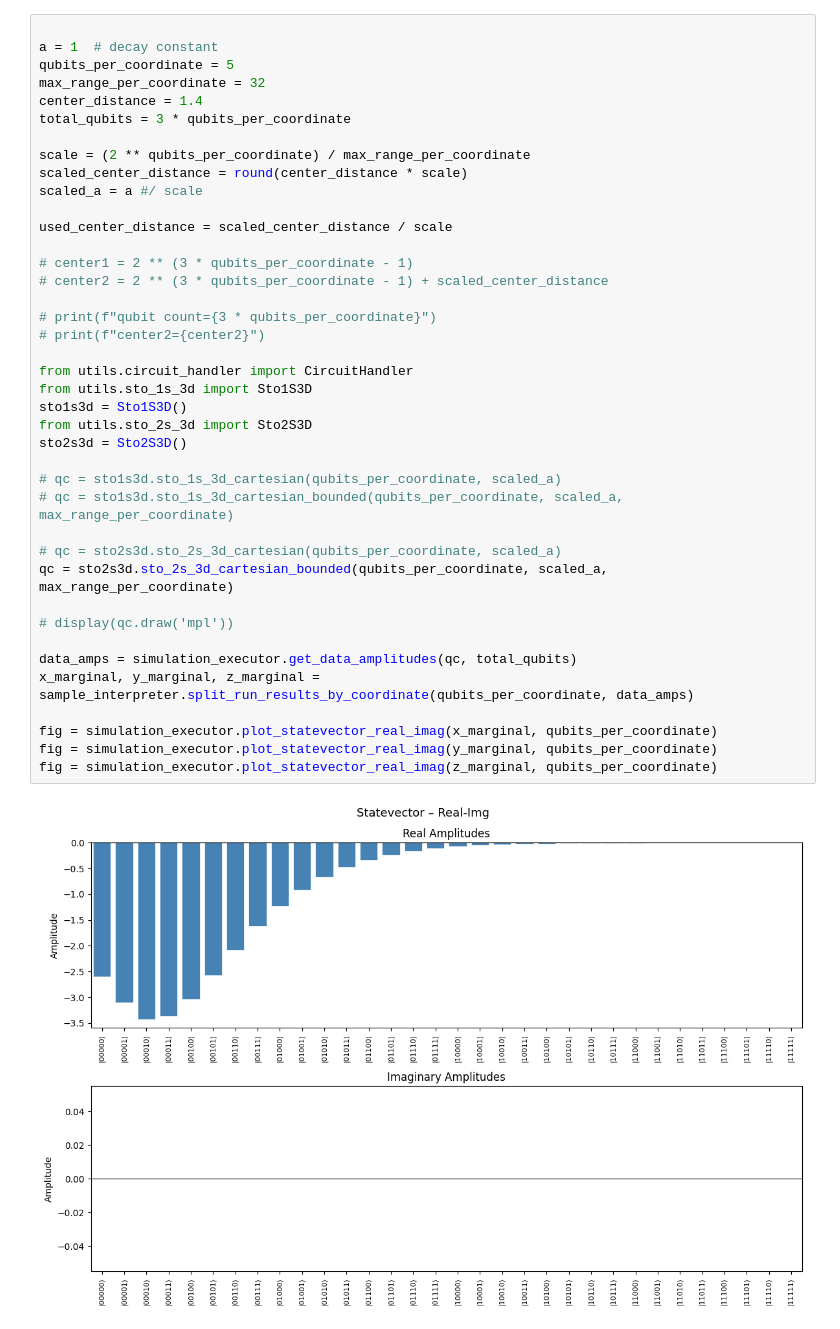
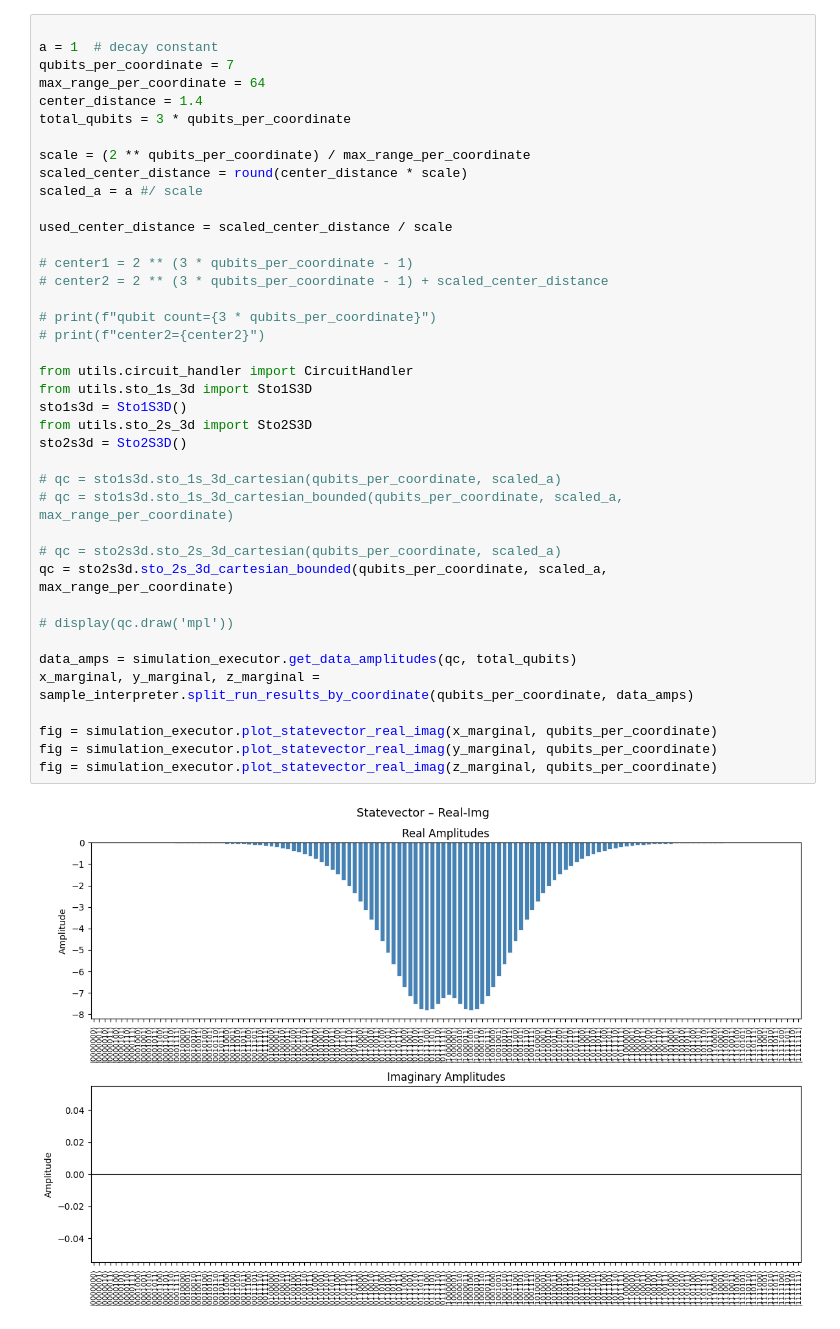
Before and after one commit to sorin-bolos/QuantumComputingResearch, a Jupyter notebook: STOsInMoleculeSymulations/STOs3DCircuits.ipynb, the cells around one changed output. Drawn from its saved outputs; the diff is of its cells as text.

```diff
--- a/STOsInMoleculeSymulations/STOs3DCircuits.ipynb
+++ b/STOsInMoleculeSymulations/STOs3DCircuits.ipynb
@@ -53,8 +50,8 @@ The autoreload extension is already loaded. To reload it, use:
 # %%
 
 a = 1  # decay constant
-qubits_per_coordinate = 5
-max_range_per_coordinate = 32
+qubits_per_coordinate = 7
+max_range_per_coordinate = 64
 center_distance = 1.4
 total_qubits = 3 * qubits_per_coordinate
 
@@ -64,31 +61,31 @@ scaled_a = a #/ scale
 
 used_center_distance = scaled_center_distance / scale
 
 # center1 = 2 ** (3 * qubits_per_coordinate - 1)
 # center2 = 2 ** (3 * qubits_per_coordinate - 1) + scaled_center_distance
 
 # print(f"qubit count={3 * qubits_per_coordinate}")
 # print(f"center2={center2}")
 
 from utils.circuit_handler import CircuitHandler
 from utils.sto_1s_3d import Sto1S3D
 sto1s3d = Sto1S3D()
 from utils.sto_2s_3d import Sto2S3D
 sto2s3d = Sto2S3D()
 
 # qc = sto1s3d.sto_1s_3d_cartesian(qubits_per_coordinate, scaled_a)
 # qc = sto1s3d.sto_1s_3d_cartesian_bounded(qubits_per_coordinate, scaled_a, max_range_per_coordinate)
 
 # qc = sto2s3d.sto_2s_3d_cartesian(qubits_per_coordinate, scaled_a)
 qc = sto2s3d.sto_2s_3d_cartesian_bounded(qubits_per_coordinate, scaled_a, max_range_per_coordinate)
 
 # display(qc.draw('mpl'))
 
 data_amps = simulation_executor.get_data_amplitudes(qc, total_qubits)
 x_marginal, y_marginal, z_marginal = sample_interpreter.split_run_results_by_coordinate(qubits_per_coordinate, data_amps)
 
 fig = simulation_executor.plot_statevector_real_imag(x_marginal, qubits_per_coordinate)
 fig = simulation_executor.plot_statevector_real_imag(y_marginal, qubits_per_coordinate)
 fig = simulation_executor.plot_statevector_real_imag(z_marginal, qubits_per_coordinate)
 # %% [output]
-[figure, old version]
+[figure, new version]
```
Also changed, not shown: parts of 2 cells of this notebook, 3 other files.
